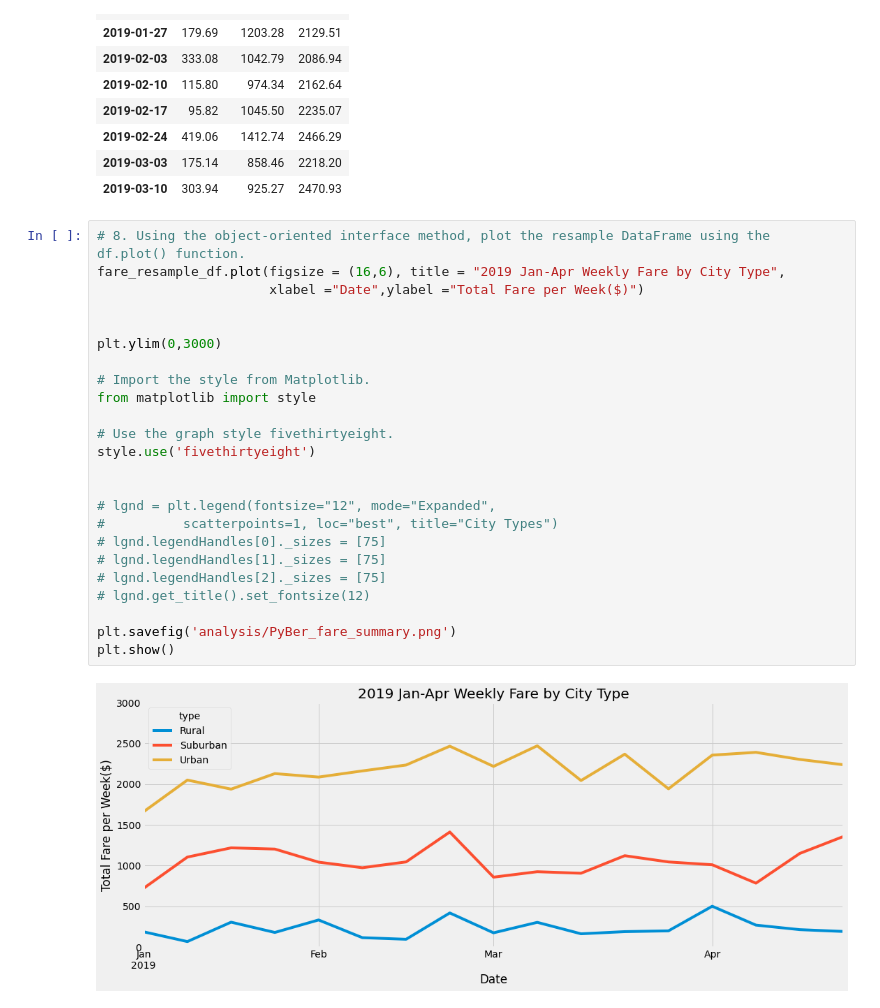
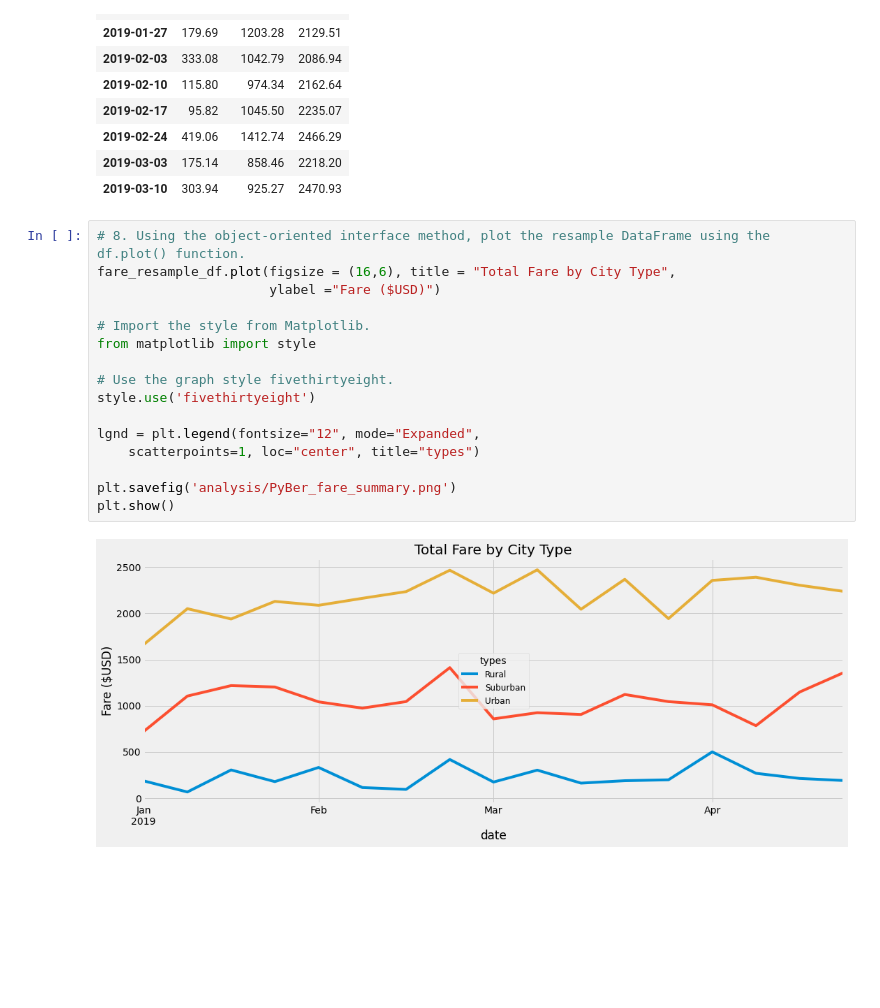
Before and after one commit to hjx2019/PyBer_Analysis, a Jupyter notebook: PyBer_Challenge.ipynb, the cells around one changed output. Cells and saved outputs as stored; diff of their text form; blank space fills up the shorter version.

```diff
--- a/PyBer_Challenge.ipynb
+++ b/PyBer_Challenge.ipynb
@@ -219,27 +219,19 @@ fare_resample_df.head(10)
 | 2019-03-10 | 303.94 | 925.27 | 2470.93 |
 # %%
 # 8. Using the object-oriented interface method, plot the resample DataFrame using the df.plot() function.
-fare_resample_df.plot(figsize = (16,6), title = "2019 Jan-Apr Weekly Fare by City Type",
-                      xlabel ="Date",ylabel ="Total Fare per Week($)")
-
-
-plt.ylim(0,3000)
+fare_resample_df.plot(figsize = (16,6), title = "Total Fare by City Type",
+                      ylabel ="Fare ($USD)")
 
 # Import the style from Matplotlib.
 from matplotlib import style
 
 # Use the graph style fivethirtyeight.
 style.use('fivethirtyeight')
 
-
-# lgnd = plt.legend(fontsize="12", mode="Expanded",
-#          scatterpoints=1, loc="best", title="City Types")
-# lgnd.legendHandles[0]._sizes = [75]
-# lgnd.legendHandles[1]._sizes = [75]
-# lgnd.legendHandles[2]._sizes = [75]
-# lgnd.get_title().set_fontsize(12)
+lgnd = plt.legend(fontsize="12", mode="Expanded",
+    scatterpoints=1, loc="center", title="types")
 
 plt.savefig('analysis/PyBer_fare_summary.png')
 plt.show()
 # %% [output]
-[figure, old version]
+[figure, new version]
```
Also changed, not shown: 1 other file.
